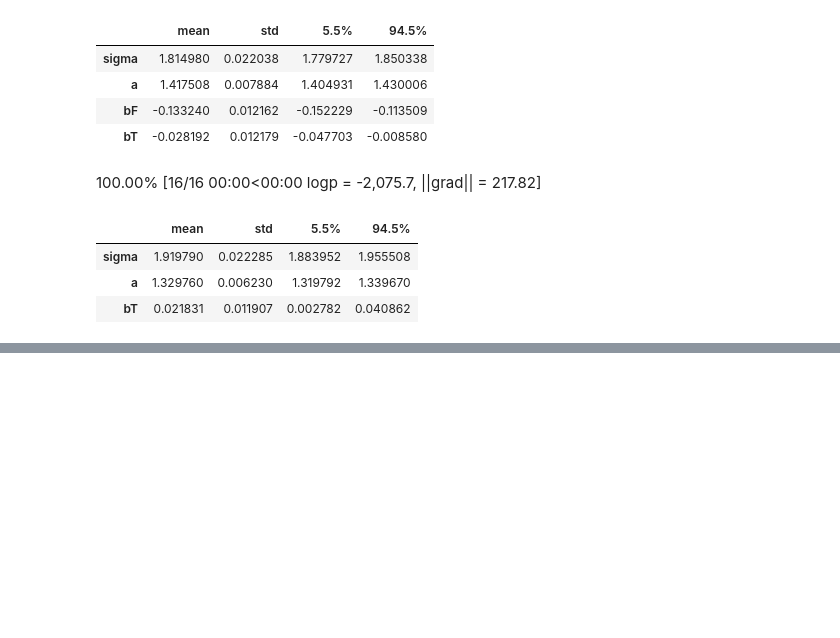
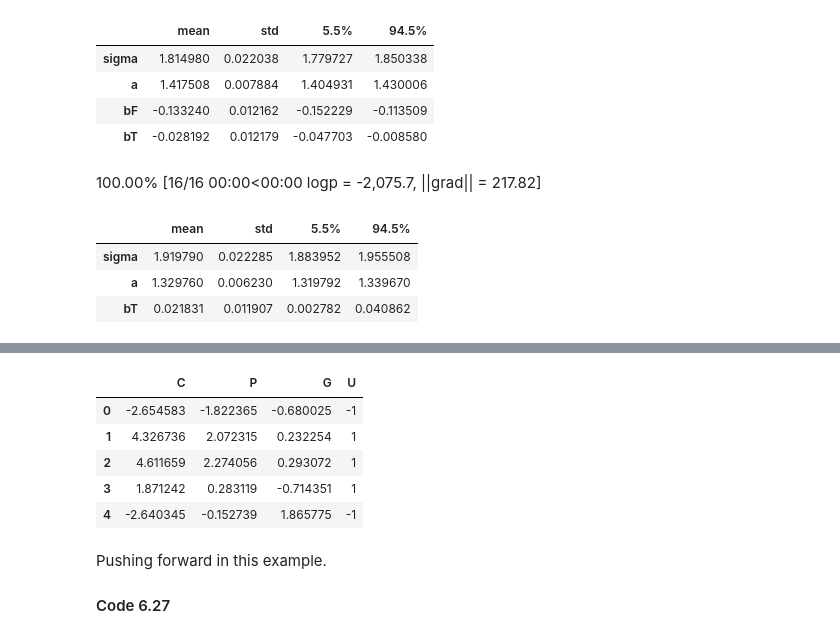
Before and after one commit to Gustavo-SF/Statistical-Rethinking-2Ed, a Jupyter notebook: chapters/6/samples.ipynb, the cells around one changed output, grey strips where cells are left out. Cells and saved outputs as stored; diff of their text form; code cells hidden in the pictures; blank space fills up the shorter version.

```diff
--- a/chapters/6/samples.ipynb
+++ b/chapters/6/samples.ipynb
@@ -624,0 +762,6 @@ precis(post, var_names)
+# %%
+N = 200
+b_GP = 1
+b_GC = 0
+b_PC = 1
+b_U = 2
@@ -624,0 +774,19 @@ precis(post, var_names)
+# %%
+np.random.seed(42)
+U = 2 * np.random.binomial(n=1, size=N, p=0.5) - 1
+G = np.random.normal(size=N)
+P = np.random.normal(size=N, loc=b_GP*G + b_U*U)
+C = np.random.normal(size=N, loc=b_GC*G + b_U*U + b_PC*P)
+d = pd.DataFrame({'C': C, 'P': P, 'G': G, 'U': U})
+d.head()
+# %% [output]
+|  | C | P | G | U |
+| 0 | -2.654583 | -1.822365 | -0.680025 | -1 |
+| 1 | 4.326736 | 2.072315 | 0.232254 | 1 |
+| 2 | 4.611659 | 2.274056 | 0.293072 | 1 |
+| 3 | 1.871242 | 0.283119 | -0.714351 | 1 |
+| 4 | -2.640345 | -0.152739 | 1.865775 | -1 |
+# %% [markdown]
+Pushing forward in this example.
+
+#### Code 6.27
```
Also changed, not shown: parts of 32 cells of this notebook.
